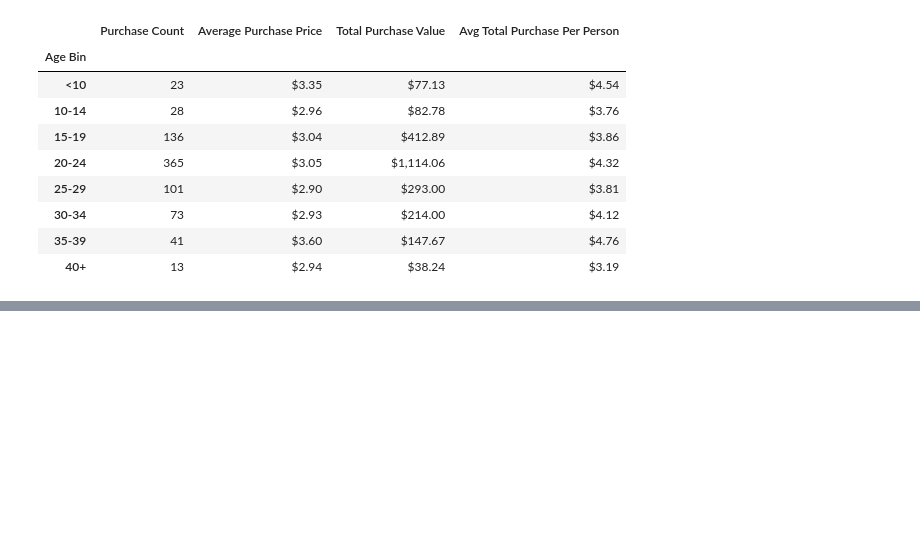
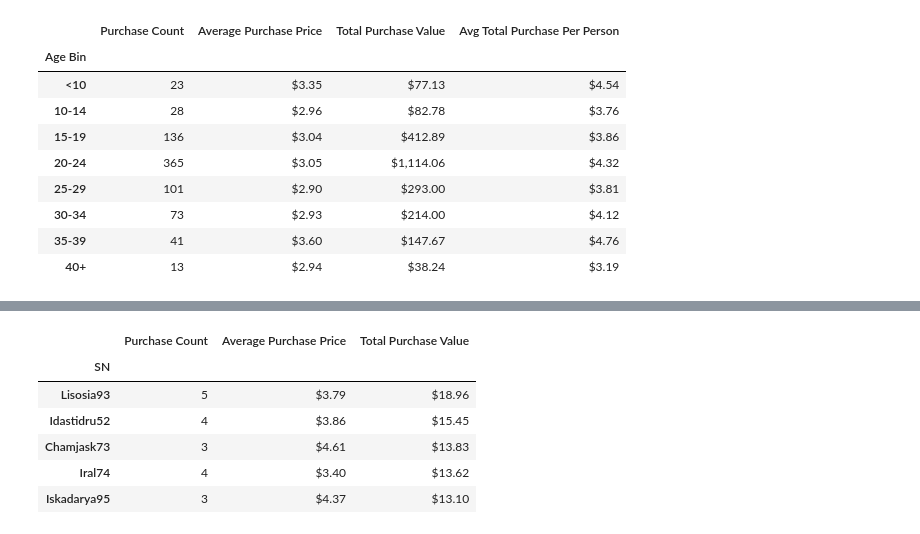
Before and after one commit to mgood13/pandas-challenge, a Jupyter notebook: HeroesofPymoli/Heroes_of_Pymoli.ipynb, the cells around one changed output, grey strips where cells are left out. Drawn from its saved outputs; the diff is of its cells as text; code cells hidden in the pictures; blank space fills up the shorter version.

```diff
--- a/HeroesofPymoli/Heroes_of_Pymoli.ipynb
+++ b/HeroesofPymoli/Heroes_of_Pymoli.ipynb
@@ -267,0 +290,13 @@ age_summary_df
+# %%
+# As is very familiar now we format our columns into dollar format and re-visualize the top 5 rows
+topspenders_df['Average Purchase Price'] = topspenders_df['Average Purchase Price'].map("${:,.2f}".format)
+topspenders_df['Total Purchase Value'] = topspenders_df['Total Purchase Value'].map("${:,.2f}".format)
+topspenders_df.head()
+# %% [output]
+|  | Purchase Count | Average Purchase Price | Total Purchase Value |
+| SN |  |  |  |
+| Lisosia93 | 5 | $3.79 | $18.96 |
+| Idastidru52 | 4 | $3.86 | $15.45 |
+| Chamjask73 | 3 | $4.61 | $13.83 |
+| Iral74 | 4 | $3.40 | $13.62 |
+| Iskadarya95 | 3 | $4.37 | $13.10 |
```
Also changed, not shown: parts of 1 cell of this notebook.
